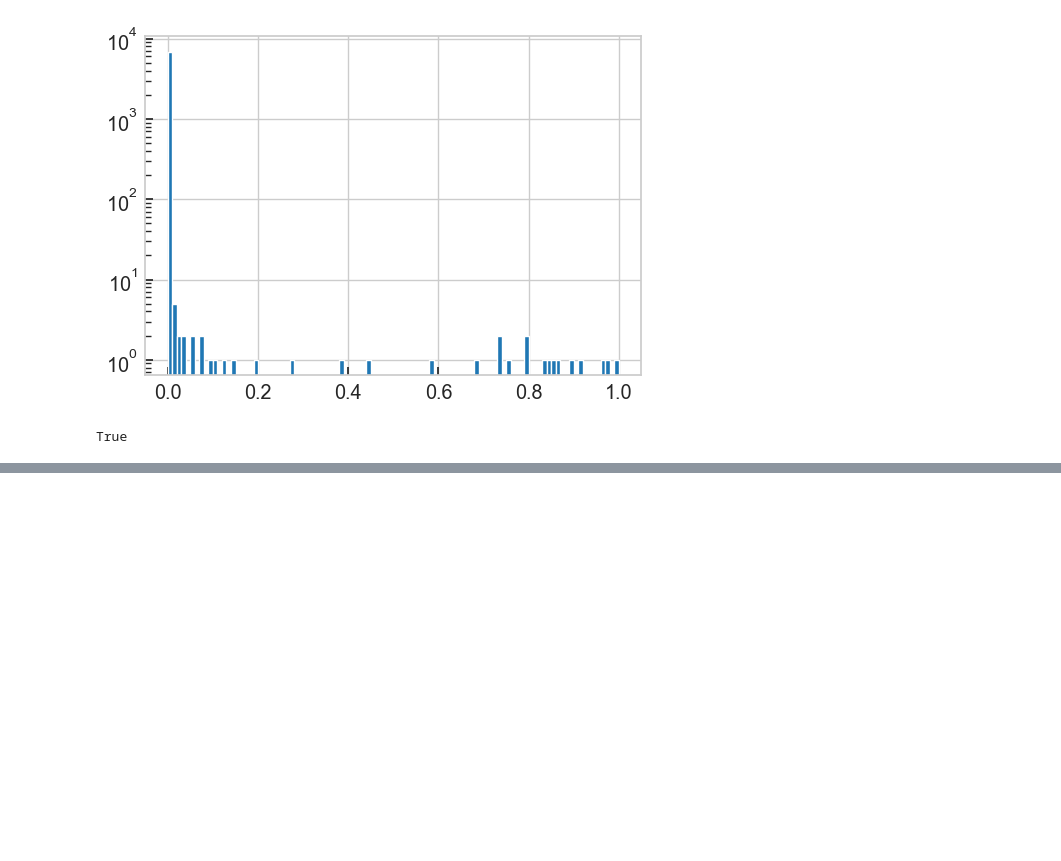
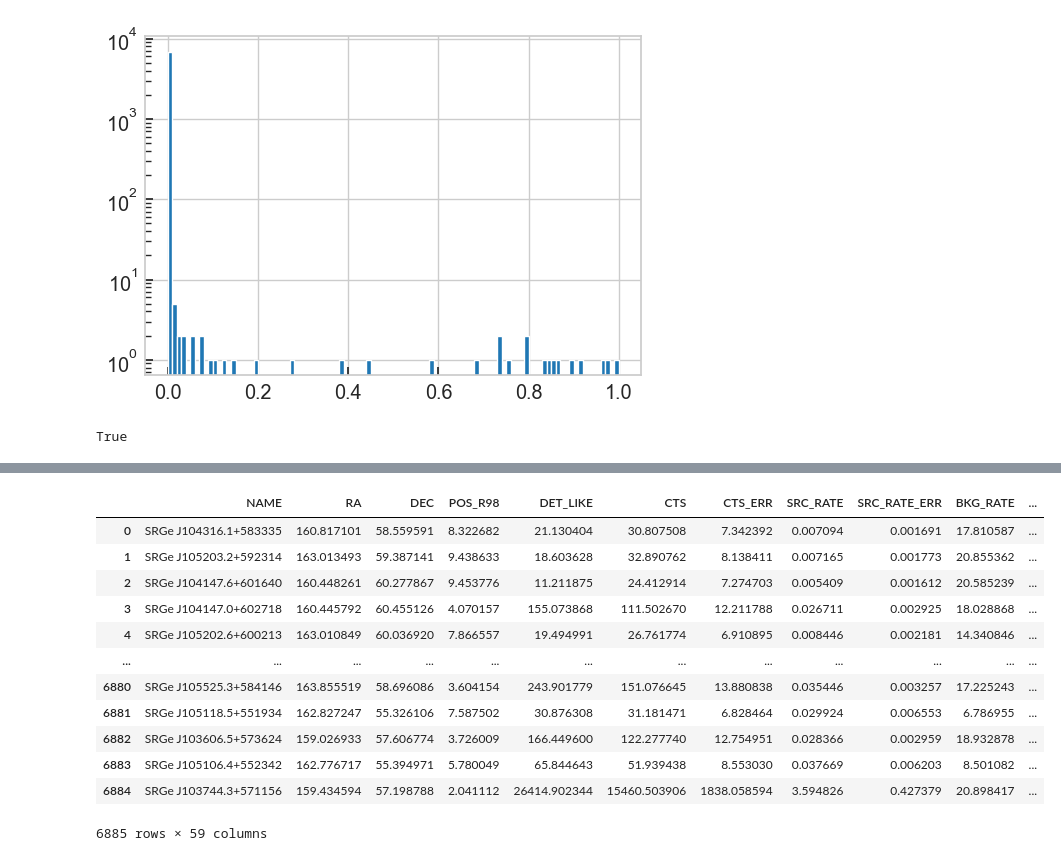
Before and after one commit to mbelveder/ero-lh-class, a Jupyter notebook: playground.ipynb, the cells around one changed output, grey strips where cells are left out. Drawn from its saved outputs; the diff is of its cells as text; code cells hidden in the pictures; blank space fills up the shorter version.

```diff
--- a/playground.ipynb
+++ b/playground.ipynb
@@ -90,0 +138,7 @@ srgz_df = pd.read_pickle(
+# %%
+result_df = pd.read_pickle(
+    'data/result_data/lh_nnmag_srgz.gz_pkl',
+    compression='gzip'
+    )
+
+result_df.info()
@@ -90,0 +163,16 @@ srgz_df = pd.read_pickle(
+# %%
+result_df
+# %% [output]
+|  | NAME | RA | DEC | POS_R98 | DET_LIKE | CTS | CTS_ERR | SRC_RATE | SRC_RATE_ERR | BKG_RATE | ... |
+| 0 | SRGe J104316.1+583335 | 160.817101 | 58.559591 | 8.322682 | 21.130404 | 30.807508 | 7.342392 | 0.007094 | 0.001691 | 17.810587 | ... |
+| 1 | SRGe J105203.2+592314 | 163.013493 | 59.387141 | 9.438633 | 18.603628 | 32.890762 | 8.138411 | 0.007165 | 0.001773 | 20.855362 | ... |
+| 2 | SRGe J104147.6+601640 | 160.448261 | 60.277867 | 9.453776 | 11.211875 | 24.412914 | 7.274703 | 0.005409 | 0.001612 | 20.585239 | ... |
+| 3 | SRGe J104147.0+602718 | 160.445792 | 60.455126 | 4.070157 | 155.073868 | 111.502670 | 12.211788 | 0.026711 | 0.002925 | 18.028868 | ... |
+| 4 | SRGe J105202.6+600213 | 163.010849 | 60.036920 | 7.866557 | 19.494991 | 26.761774 | 6.910895 | 0.008446 | 0.002181 | 14.340846 | ... |
+| ... | ... | ... | ... | ... | ... | ... | ... | ... | ... | ... | ... |
+| 6880 | SRGe J105525.3+584146 | 163.855519 | 58.696086 | 3.604154 | 243.901779 | 151.076645 | 13.880838 | 0.035446 | 0.003257 | 17.225243 | ... |
+| 6881 | SRGe J105118.5+551934 | 162.827247 | 55.326106 | 7.587502 | 30.876308 | 31.181471 | 6.828464 | 0.029924 | 0.006553 | 6.786955 | ... |
+| 6882 | SRGe J103606.5+573624 | 159.026933 | 57.606774 | 3.726009 | 166.449600 | 122.277740 | 12.754951 | 0.028366 | 0.002959 | 18.932878 | ... |
+| 6883 | SRGe J105106.4+552342 | 162.776717 | 55.394971 | 5.780049 | 65.844643 | 51.939438 | 8.553030 | 0.037669 | 0.006203 | 8.501082 | ... |
+| 6884 | SRGe J103744.3+571156 | 159.434594 | 57.198788 | 2.041112 | 26414.902344 | 15460.503906 | 1838.058594 | 3.594826 | 0.427379 | 20.898417 | ... |
+6885 rows × 59 columns
```
Also changed, not shown: parts of 5 cells of this notebook, 9 other files.
